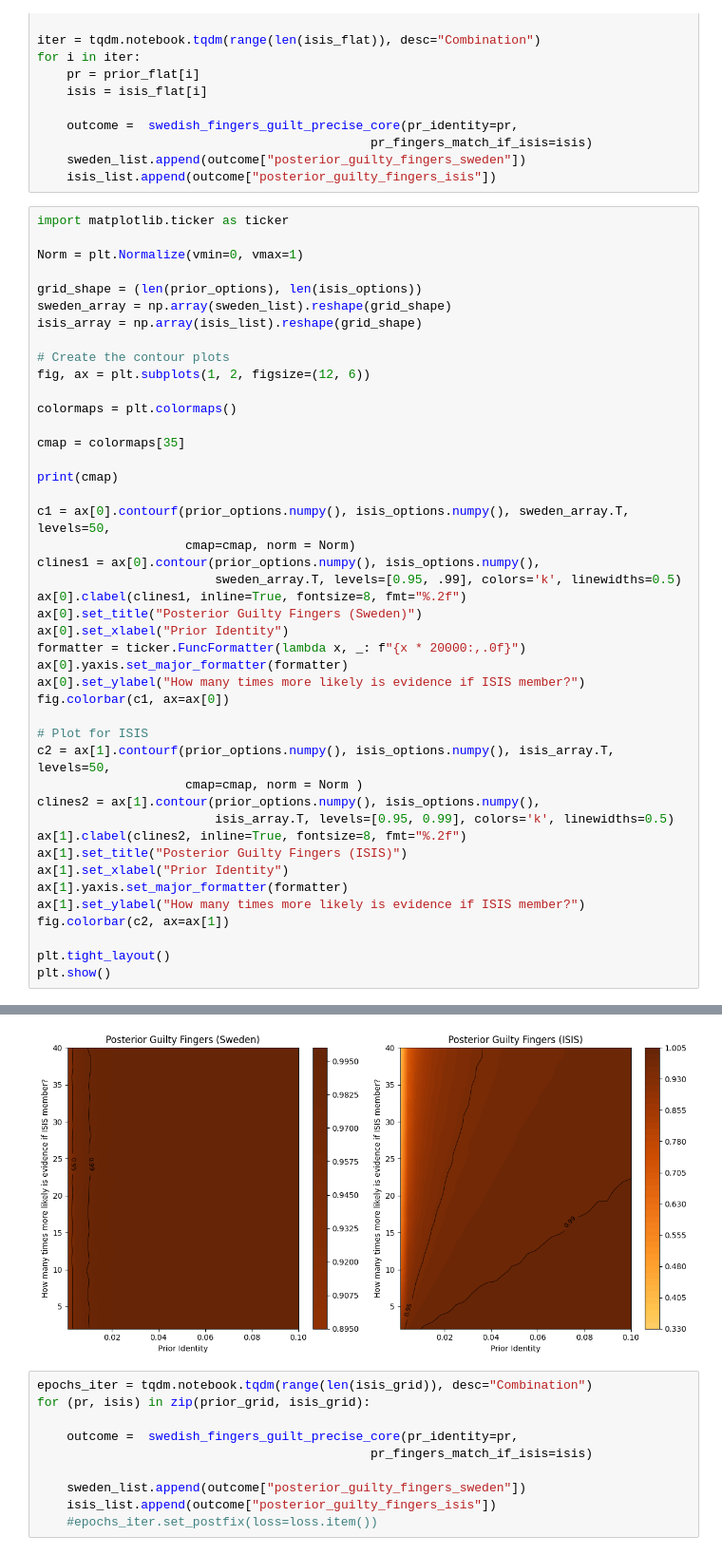
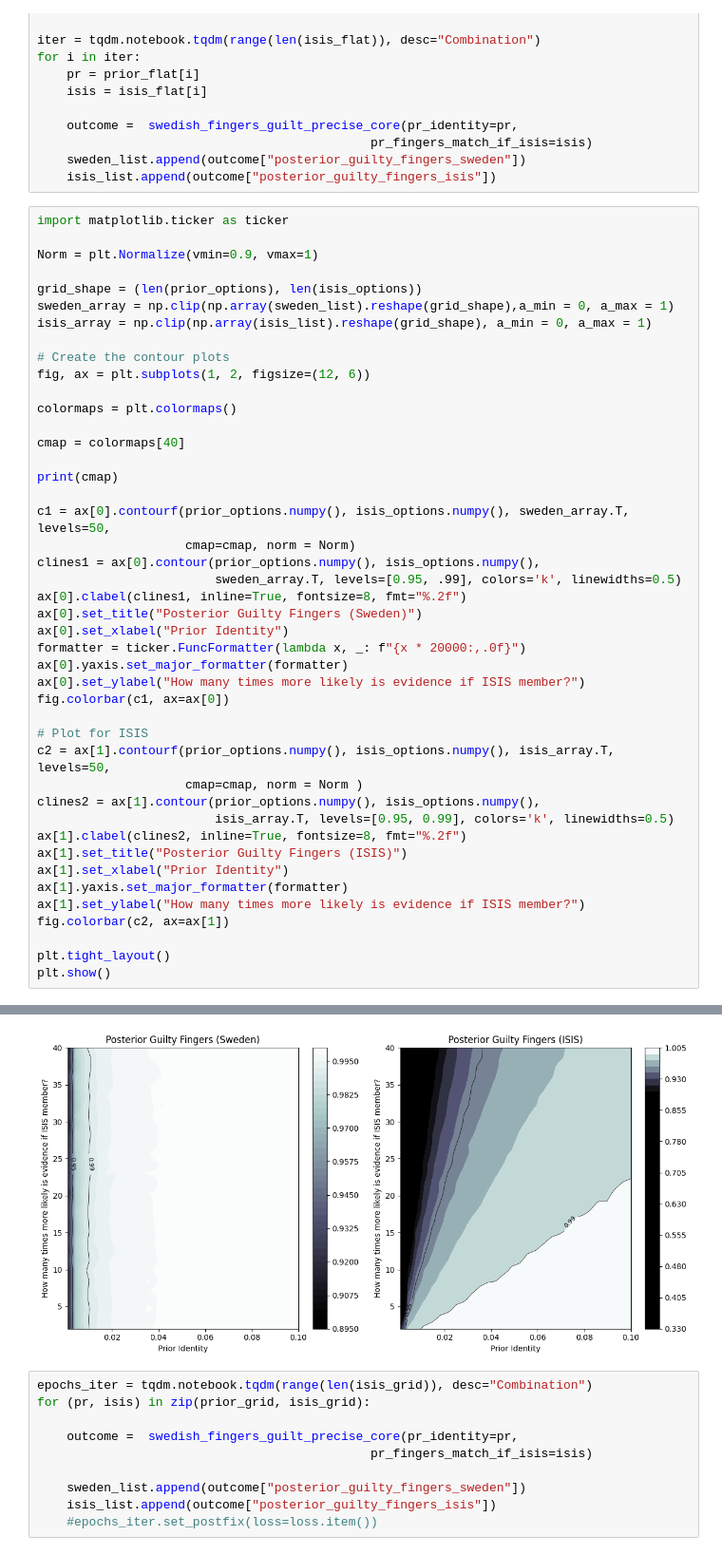
Before and after one commit to rfl-urbaniak/MRbook, a Jupyter notebook: docs/weight/missing_fingers.ipynb, the cells around one changed output, grey strips where cells are left out. Shown at 95% size. Cells and saved outputs as stored; diff of their text form.

```diff
--- a/docs/weight/missing_fingers.ipynb
+++ b/docs/weight/missing_fingers.ipynb
@@ -119,18 +119,18 @@ for i in iter:
 # %%
 import matplotlib.ticker as ticker
 
-Norm = plt.Normalize(vmin=0, vmax=1)
+Norm = plt.Normalize(vmin=0.9, vmax=1)
 
 grid_shape = (len(prior_options), len(isis_options))
-sweden_array = np.array(sweden_list).reshape(grid_shape)
-isis_array = np.array(isis_list).reshape(grid_shape)
+sweden_array = np.clip(np.array(sweden_list).reshape(grid_shape),a_min = 0, a_max = 1)
+isis_array = np.clip(np.array(isis_list).reshape(grid_shape), a_min = 0, a_max = 1)
 
 # Create the contour plots
 fig, ax = plt.subplots(1, 2, figsize=(12, 6))
 
 colormaps = plt.colormaps()
 
-cmap = colormaps[35]
+cmap = colormaps[40]
 
 print(cmap)
 
@@ -165,4 +165,4 @@ YlOrBr
-[figure, old version]
+[figure, new version]
 # %%
 epochs_iter = tqdm.notebook.tqdm(range(len(isis_grid)), desc="Combination")
 for (pr, isis) in zip(prior_grid, isis_grid):
```
Also changed, not shown: parts of 1 cell of this notebook.
